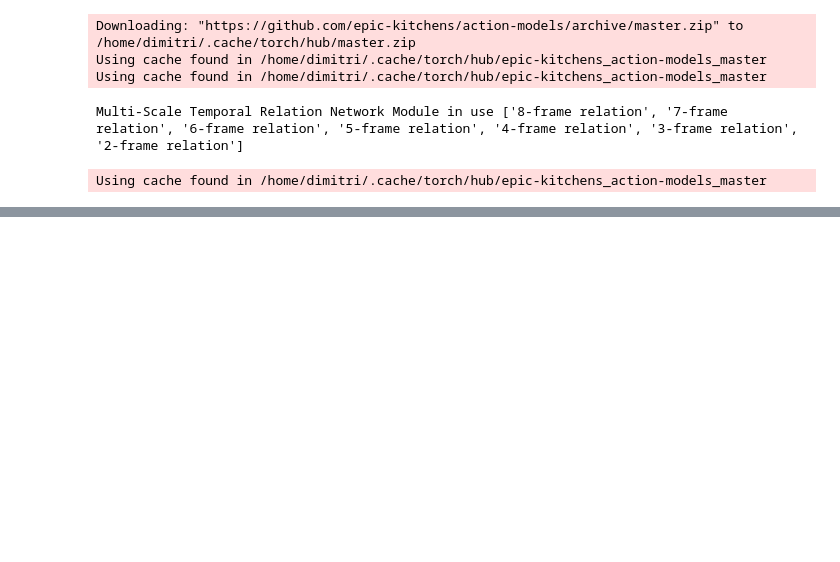
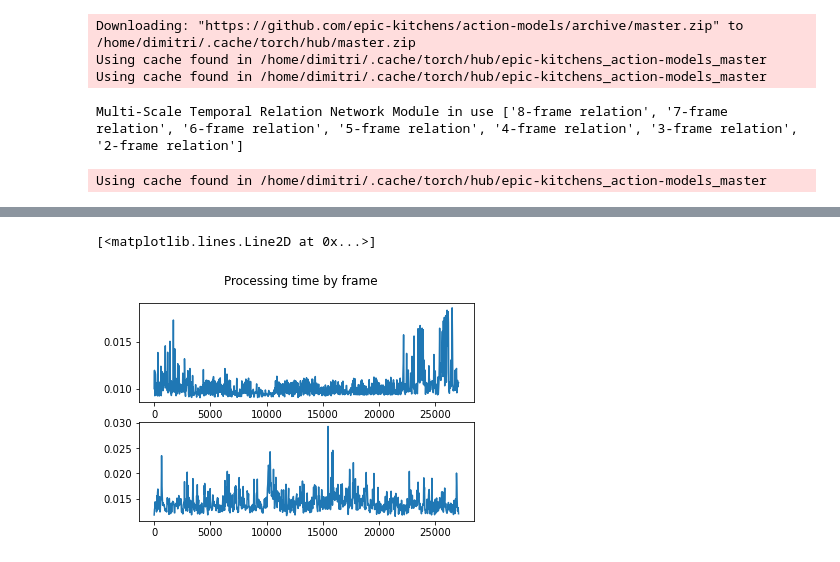
Before and after one commit to dmch-1/epic_kitchen, a Jupyter notebook: epic_kitchen_run_models.ipynb, the cells around one changed output, grey strips where cells are left out. Saved outputs shown, nothing was run; the diff lists cells and outputs as text; code cells hidden in the pictures; blank space fills up the shorter version.

Commit message:
Run models

```diff
--- a/epic_kitchen_run_models.ipynb
+++ b/epic_kitchen_run_models.ipynb
@@ -134,0 +140,26 @@ KeyboardInterrupt:
+# %%
+class EpicKitchenDataset(torch.utils.data.Dataset):
+    def __init__(self, data_dir, annotations, transform, segment_num, segment_size):
+        self.data_dir = data_dir
+        self.annotations = annotations
+        self.transform = transform
+
+        self.segment_num = segment_num
+        self.segment_size = segment_size
+
+        self.action_margin = int(0.75 * self.segment_size * self.segment_num)
+
+    def __getitem__(self, index):
+        image_paths = [os.path.join(self.data_dir, "{}.jpg".format(str(index + i * self.segment_size).zfill(5)))
+                       for i in range(self.segment_num)]
+        images = [Image.open(image_p).convert('RGB') for image_p in image_paths]
+
+        df = annotations[(annotations["start_frame"] - self.action_margin < index)
+                         & (annotations["end_frame"] - self.action_margin > index)]
+        if not df.empty:
+            label = (df["verb_id"].iloc[0], df["noun_id"].iloc[0])
+        else:
+            label = None
+
+
+        return self.transform(images), label
@@ -134,0 +250,3 @@ KeyboardInterrupt:
+# %%
+results_tsn = [list(), list(), list(), list(), list(), list(), list(), list()]
+run_model(tsn, "kfc3_frames", results_tsn)
@@ -134,0 +271,3 @@ KeyboardInterrupt:
+# %%
+results_tsm = [list(), list(), list(), list(), list(), list(), list(), list()]
+run_model(tsm, "kfc3_frames", results_tsm)
@@ -134,0 +343,8 @@ KeyboardInterrupt:
+# %%
+fig, (ax1, ax2) = plt.subplots(2)
+fig.suptitle('Processing time by frame')
+ax1.plot(results_tsn[0], results_tsn[1])
+ax2.plot(results_tsm[0], results_tsm[1])
+# %% [output]
+[<matplotlib.lines.Line2D at 0x...>]
+[figure, added]
```
Also changed, not shown: parts of 20 cells of this notebook.
